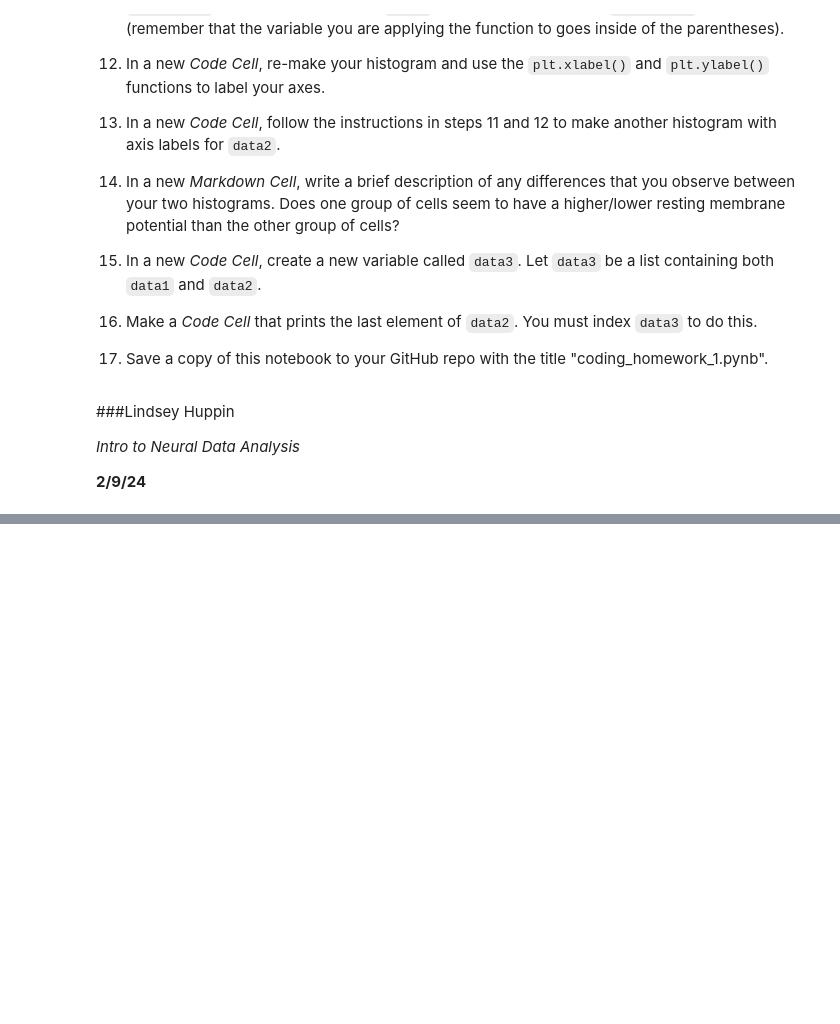
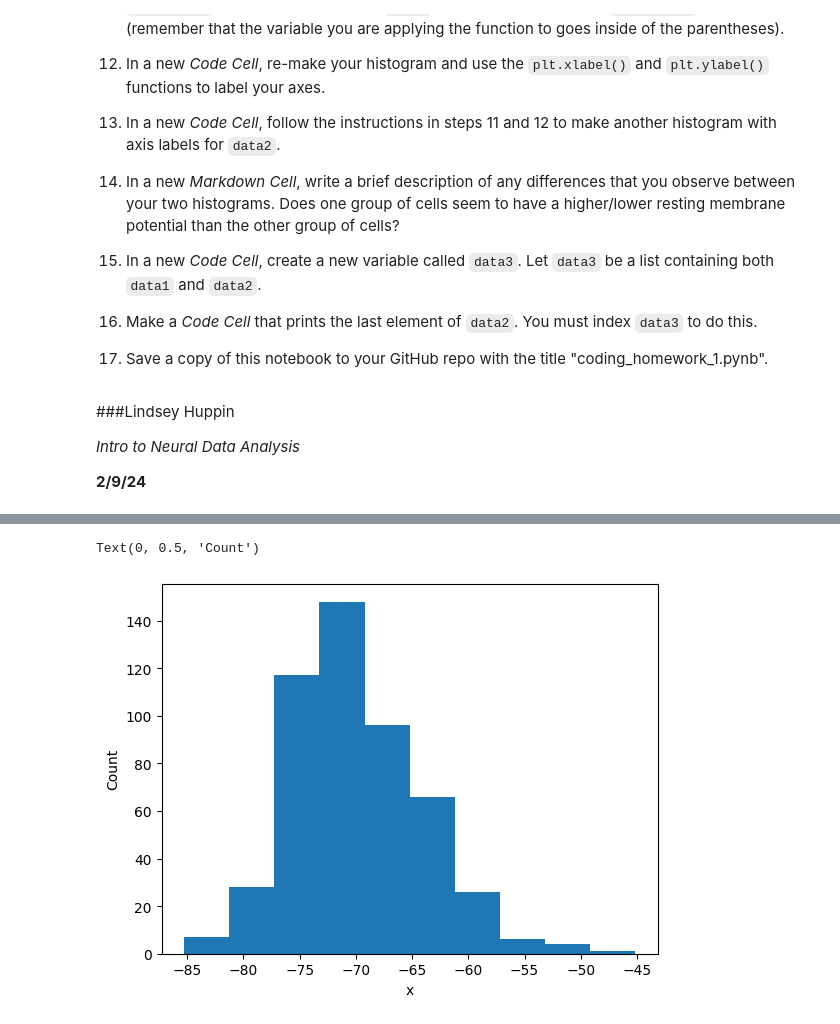
Before and after one commit to lindseyhuppin/Neur265Work, a Jupyter notebook: homework/coding_homework_1.ipynb, the cells around one changed output, grey strips where cells are left out. Saved outputs shown, nothing was run; the diff lists cells and outputs as text; code cells hidden in the pictures; blank space fills up the shorter version.

```diff
--- a/homework/coding_homework_1.ipynb
+++ b/homework/coding_homework_1.ipynb
@@ -68,0 +128,8 @@ import numpy as np
+# %%
+#making a histogram of pvalb data with labelled axises
+plt.hist(data2)
+plt.xlabel('x')
+plt.ylabel('Count')
+# %% [output]
+Text(0, 0.5, 'Count')
+[figure, added]
```
Also changed, not shown: parts of 8 cells of this notebook.
